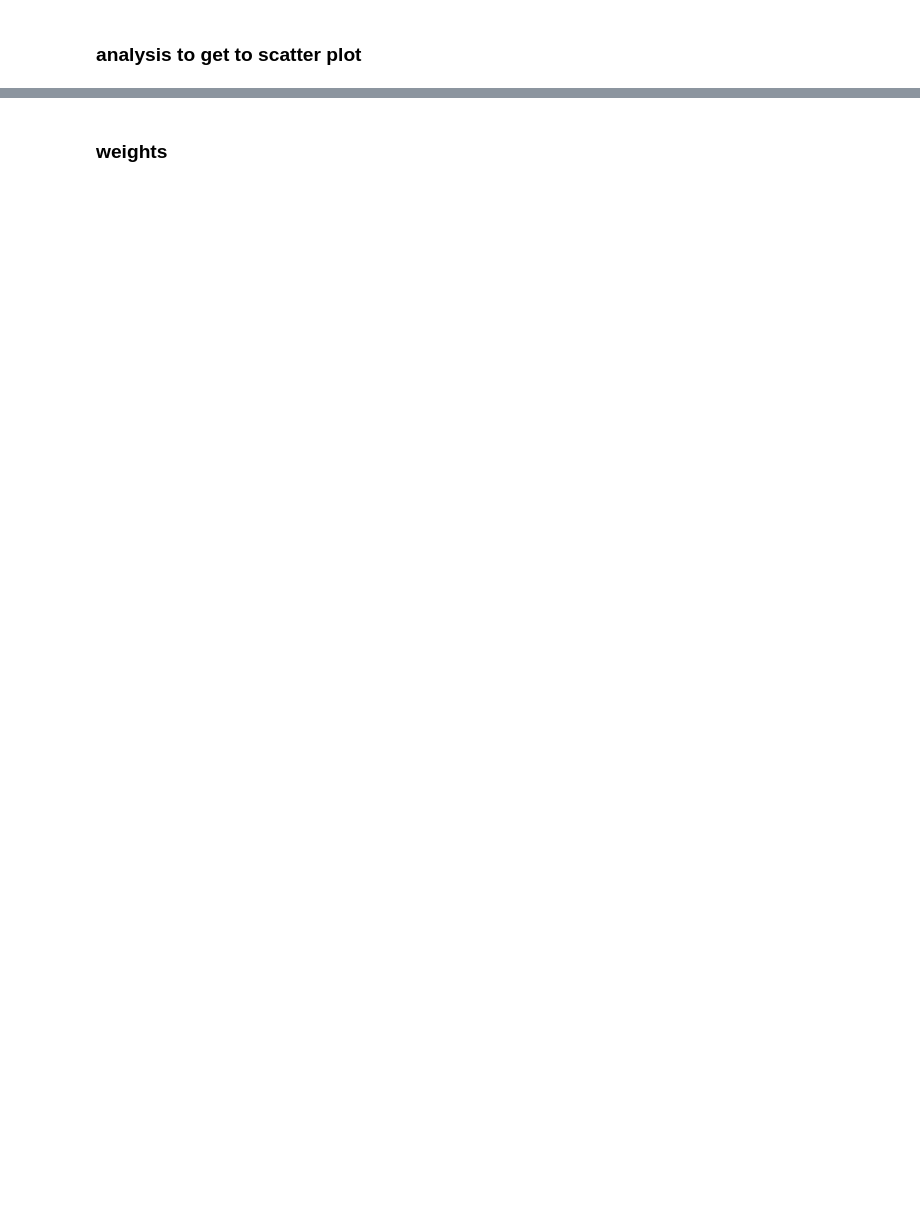
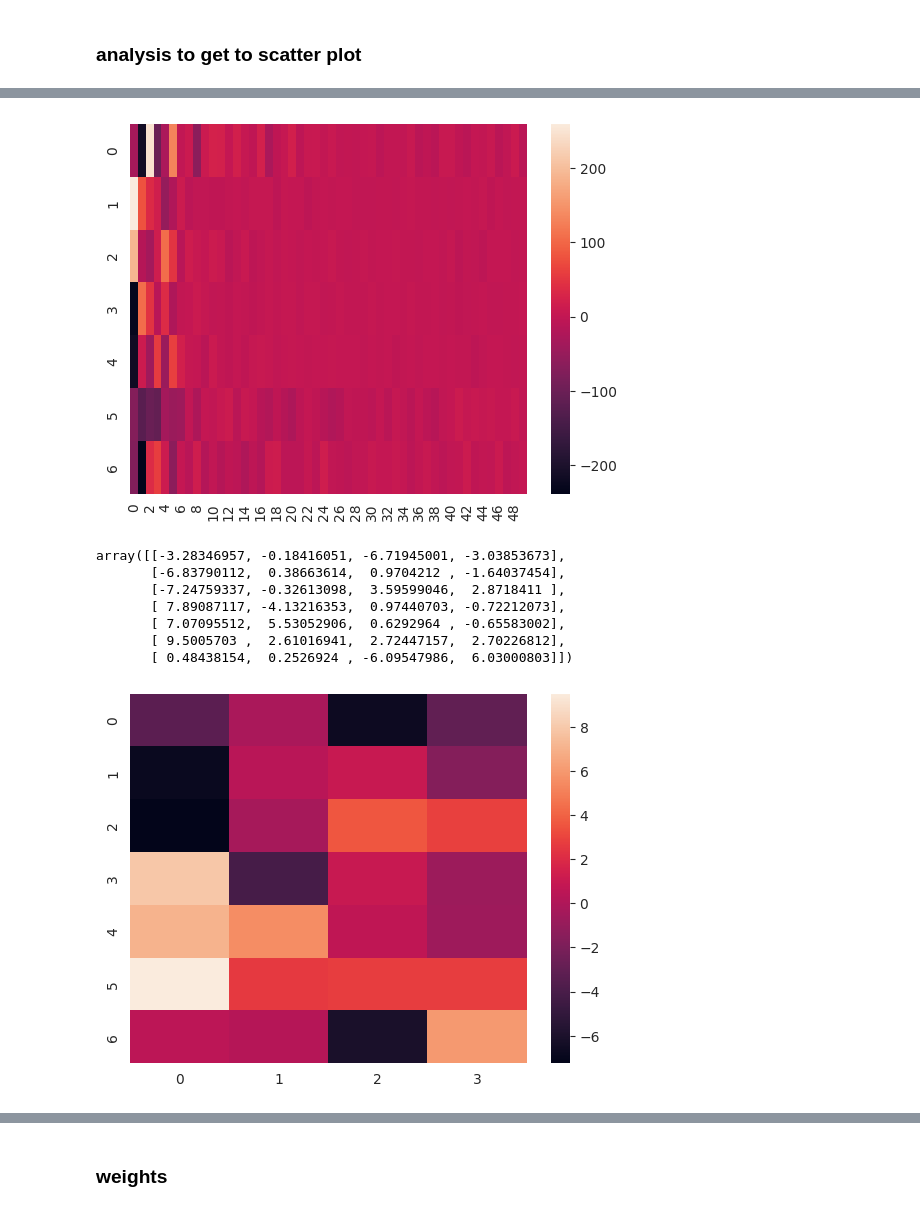
Before and after one commit to reformist/Mapping-scRNA-seq-Variability-Using-Co-Embedding-to-Understand-Cell-Neighborhood-Effects, a Jupyter notebook: CITE-seq_RNA_seq/archetype_generation.ipynb, the cells around one changed output, grey strips where cells are left out. Saved outputs shown, nothing was run; the diff lists cells and outputs as text; code cells hidden in the pictures; blank space fills up the shorter version.

```diff
--- a/CITE-seq_RNA_seq/archetype_generation.ipynb
+++ b/CITE-seq_RNA_seq/archetype_generation.ipynb
@@ -495,0 +576,29 @@ len(archetype_proportion_list[0])
+# %%
+# get all cells archtype vec and see how they match
+# best_rna_archetype, best_protein_archetype = archetype_proportion_list[best_index]
+# weights = get_cell_representations_as_archetypes_cvxpy(adata_prot.obsm['X_pca'], best_protein_archetype.T)
+# best_rna_archetype, best_protein_archetype = archetype_proportion_list[best_index]
+# best_rna_archetype.shape
+best_archetype_rna,best_archetype_prot = archetype_list_rna[best_index],archetype_list_protein[best_index]
+# best_archetype_rna.shape, best_archetype_prot.shape
+best_rna_archetype= best_archetype_rna[best_row_ind,:]
+best_protein_archetype = best_archetype_prot[best_col_ind,:]
+rna_archetype_vecs = get_cell_representations_as_archetypes_cvxpy(adata_rna.obsm['X_pca'], best_rna_archetype)
+protein_archetype_vecs = get_cell_representations_as_archetypes_cvxpy(adata_prot.obsm['X_pca'], best_protein_archetype)
+
+# major_cell_types_amount
+# %%
+sns.heatmap(best_rna_archetype)
+plt.show()
+sns.heatmap(best_protein_archetype)
+best_protein_archetype
+# %% [output]
+[figure, added]
+array([[-3.28346957, -0.18416051, -6.71945001, -3.03853673],
+       [-6.83790112,  0.38663614,  0.9704212 , -1.64037454],
+       [-7.24759337, -0.32613098,  3.59599046,  2.8718411 ],
+       [ 7.89087117, -4.13216353,  0.97440703, -0.72212073],
+       [ 7.07095512,  5.53052906,  0.6292964 , -0.65583002],
+       [ 9.5005703 ,  2.61016941,  2.72447157,  2.70226812],
+       [ 0.48438154,  0.2526924 , -6.09547986,  6.03000803]])
+[figure, added]
```
Also changed, not shown: parts of 46 cells of this notebook.
